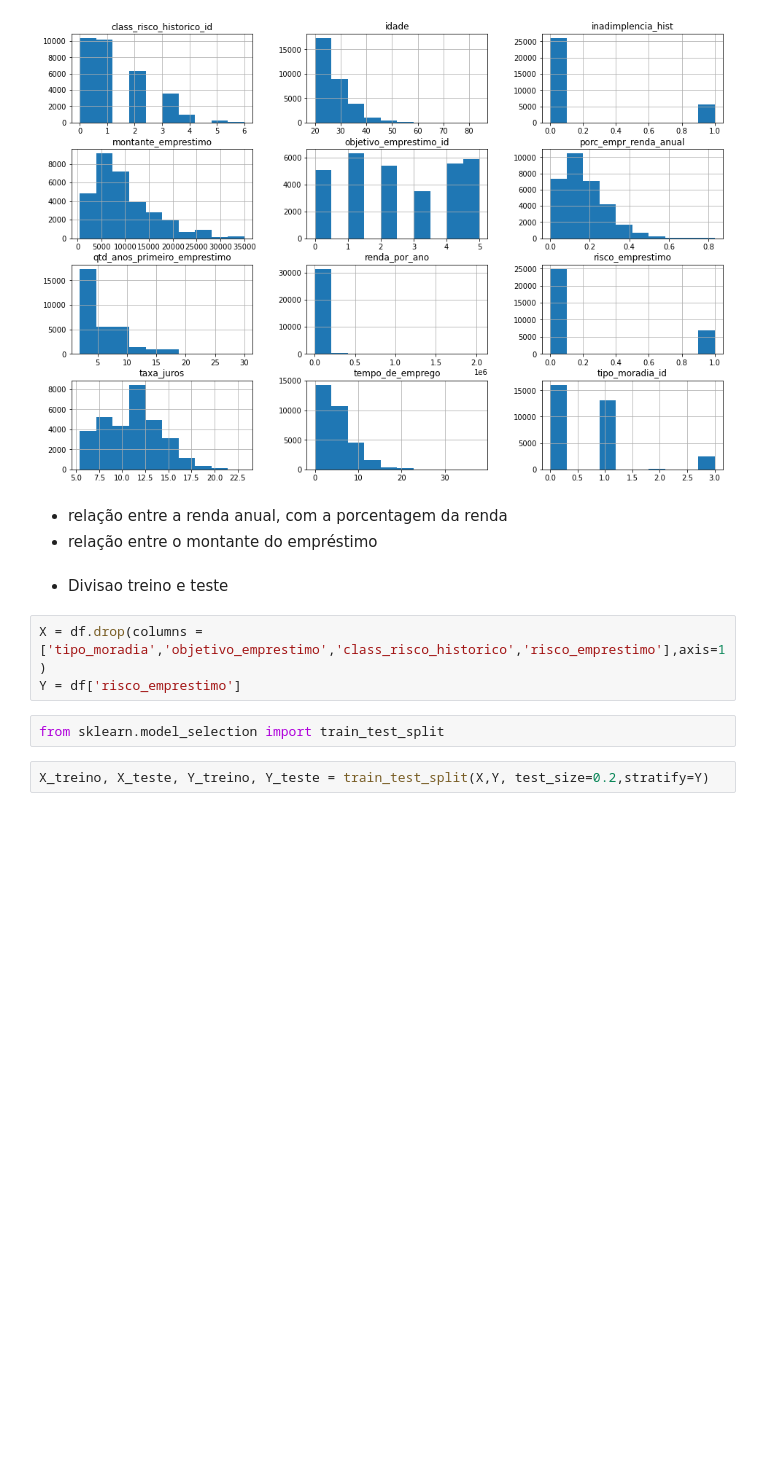
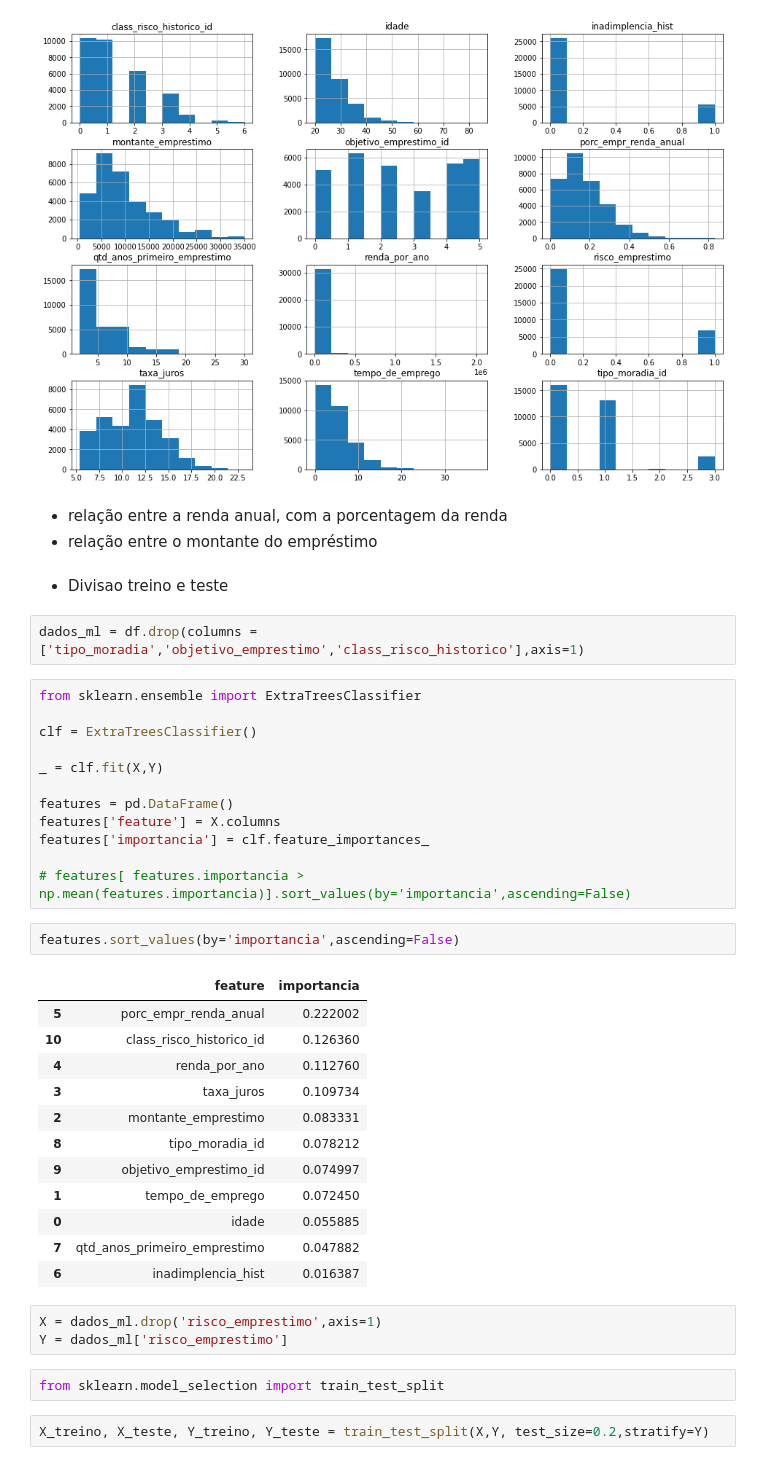
Before and after one commit to robertferro/analisando_risco_credito, a Jupyter notebook: risco_de_credito.ipynb, the cells around one changed output. Drawn from its saved outputs; the diff is of its cells as text; blank space fills up the shorter version.

```diff
--- a/risco_de_credito.ipynb
+++ b/risco_de_credito.ipynb
@@ -273,8 +273,37 @@ plt.show()
 # %% [markdown]
 - Divisao treino e teste
 # %%
-X = df.drop(columns = ['tipo_moradia','objetivo_emprestimo','class_risco_historico','risco_emprestimo'],axis=1)
-Y = df['risco_emprestimo']
+dados_ml = df.drop(columns = ['tipo_moradia','objetivo_emprestimo','class_risco_historico'],axis=1)
+# %%
+from sklearn.ensemble import ExtraTreesClassifier
+
+clf = ExtraTreesClassifier()
+
+_ = clf.fit(X,Y)
+
+features = pd.DataFrame()
+features['feature'] = X.columns
+features['importancia'] = clf.feature_importances_
+
+# features[ features.importancia > np.mean(features.importancia)].sort_values(by='importancia',ascending=False)
+# %%
+features.sort_values(by='importancia',ascending=False)
+# %% [output]
+|  | feature | importancia |
+| 5 | porc_empr_renda_anual | 0.222002 |
+| 10 | class_risco_historico_id | 0.126360 |
+| 4 | renda_por_ano | 0.112760 |
+| 3 | taxa_juros | 0.109734 |
+| 2 | montante_emprestimo | 0.083331 |
+| 8 | tipo_moradia_id | 0.078212 |
+| 9 | objetivo_emprestimo_id | 0.074997 |
+| 1 | tempo_de_emprego | 0.072450 |
+| 0 | idade | 0.055885 |
+| 7 | qtd_anos_primeiro_emprestimo | 0.047882 |
+| 6 | inadimplencia_hist | 0.016387 |
+# %%
+X = dados_ml.drop('risco_emprestimo',axis=1)
+Y = dados_ml['risco_emprestimo']
 # %%
 from sklearn.model_selection import train_test_split
 # %%
```
Also changed, not shown: parts of 11 cells of this notebook.
